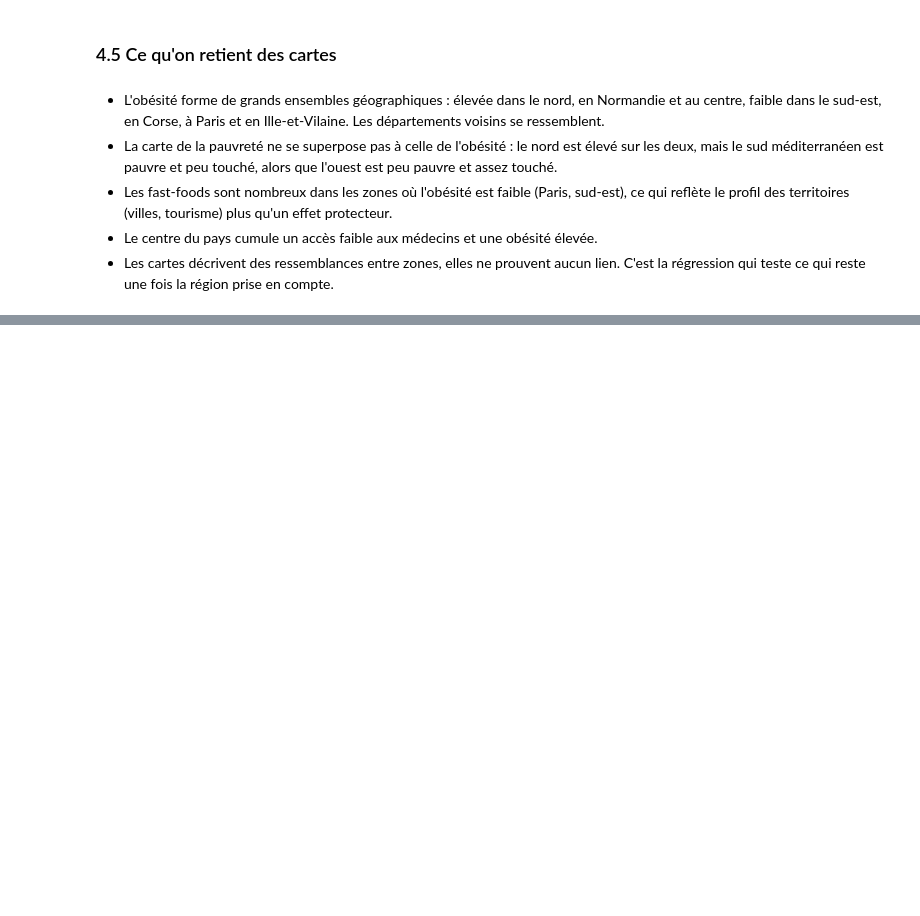
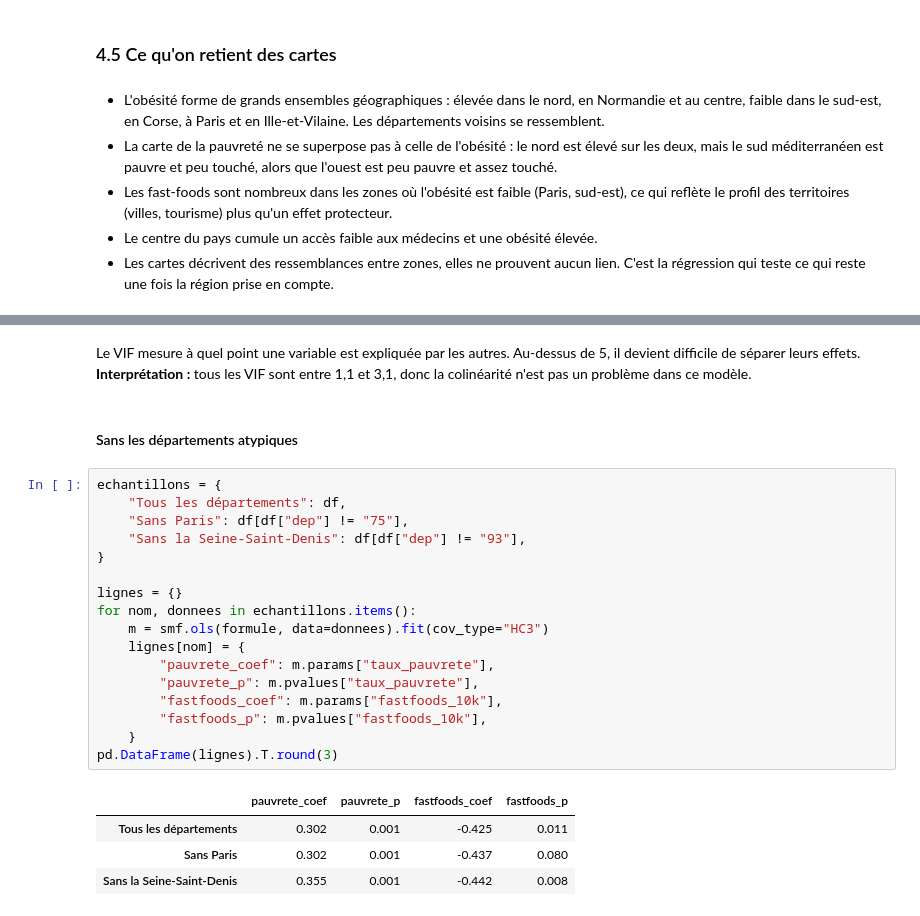
Before and after one commit to leonardlevi/projet-2A, a Jupyter notebook: notebooks/rapport.ipynb, the cells around one changed output, grey strips where cells are left out. Cells and saved outputs as stored; diff of their text form; blank space fills up the shorter version.

```diff
--- a/notebooks/rapport.ipynb
+++ b/notebooks/rapport.ipynb
@@ -367,0 +505,26 @@ Plus l'APL est élevée, meilleur est l'accès aux médecins généralistes.
+# %% [markdown]
+Le VIF mesure à quel point une variable est expliquée par les autres. Au-dessus de 5, il devient difficile de séparer leurs effets. **Interprétation :** tous les VIF sont entre 1,1 et 3,1, donc la colinéarité n'est pas un problème dans ce modèle.
+# %% [markdown]
+#### Sans les départements atypiques
+# %%
+echantillons = {
+    "Tous les départements": df,
+    "Sans Paris": df[df["dep"] != "75"],
+    "Sans la Seine-Saint-Denis": df[df["dep"] != "93"],
+}
+
+lignes = {}
+for nom, donnees in echantillons.items():
+    m = smf.ols(formule, data=donnees).fit(cov_type="HC3")
+    lignes[nom] = {
+        "pauvrete_coef": m.params["taux_pauvrete"],
+        "pauvrete_p": m.pvalues["taux_pauvrete"],
+        "fastfoods_coef": m.params["fastfoods_10k"],
+        "fastfoods_p": m.pvalues["fastfoods_10k"],
+    }
+pd.DataFrame(lignes).T.round(3)
+# %% [output]
+|  | pauvrete_coef | pauvrete_p | fastfoods_coef | fastfoods_p |
+| Tous les départements | 0.302 | 0.001 | -0.425 | 0.011 |
+| Sans Paris | 0.302 | 0.001 | -0.437 | 0.080 |
+| Sans la Seine-Saint-Denis | 0.355 | 0.001 | -0.442 | 0.008 |
```
Also changed, not shown: parts of 26 cells of this notebook.
